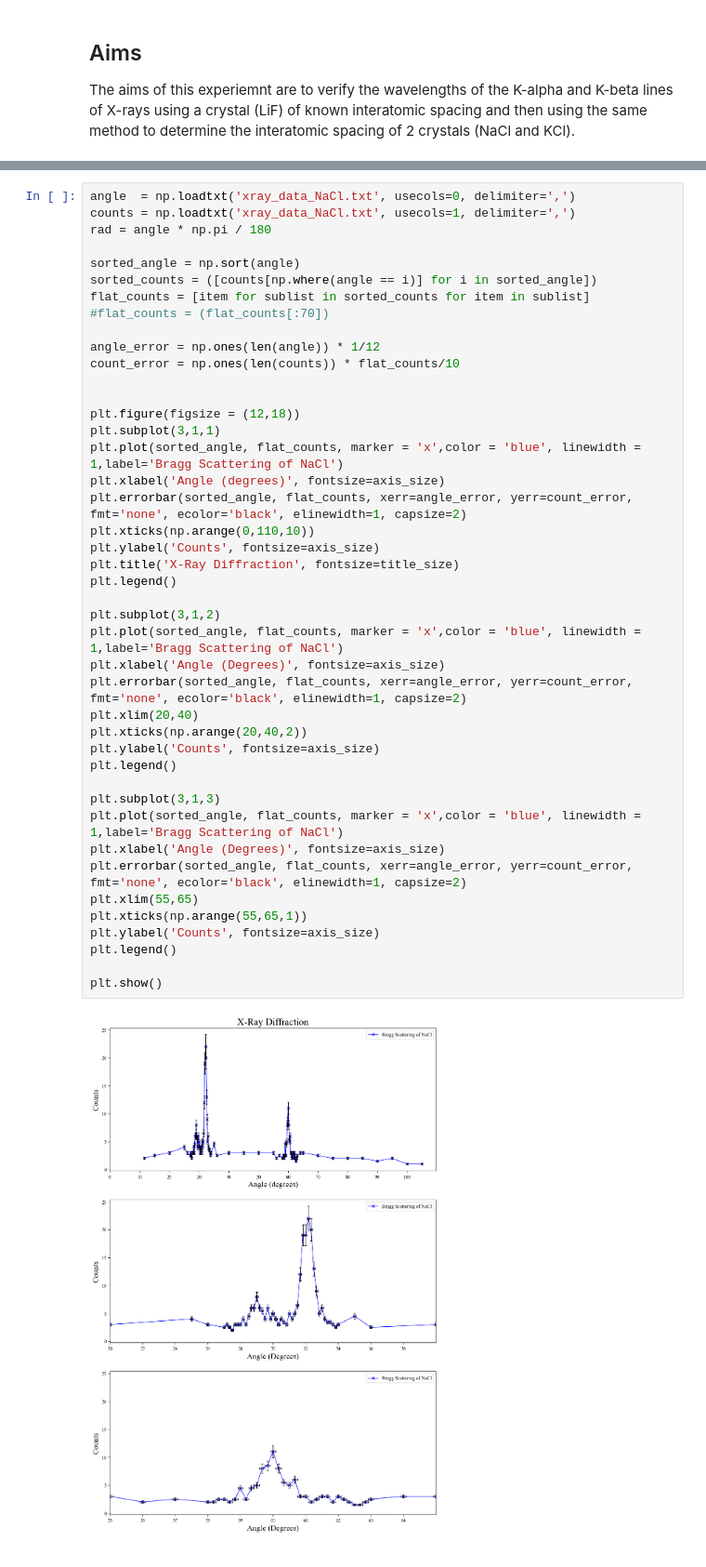
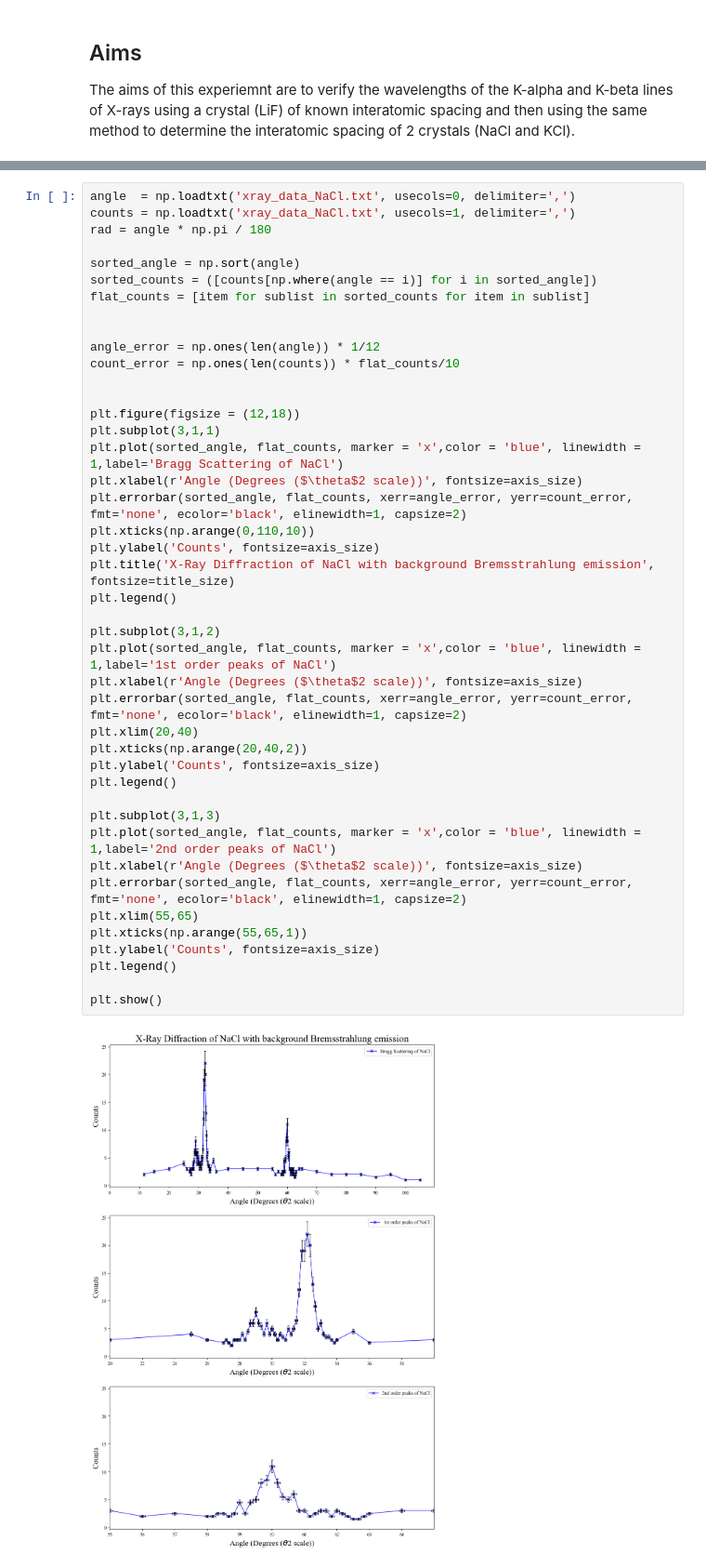
Before and after one commit to lewismcnish/Physics, a Jupyter notebook: Labs/X_ray/X_ray.ipynb, the cells around one changed output, grey strips where cells are left out. Shown at 93% size. Drawn from its saved outputs; the diff is of its cells as text.

```diff
--- a/Labs/X_ray/X_ray.ipynb
+++ b/Labs/X_ray/X_ray.ipynb
@@ -207,40 +216,40 @@ rad = angle * np.pi / 180
 sorted_angle = np.sort(angle)
 sorted_counts = ([counts[np.where(angle == i)] for i in sorted_angle])
 flat_counts = [item for sublist in sorted_counts for item in sublist]
-#flat_counts = (flat_counts[:70])
+
 
 angle_error = np.ones(len(angle)) * 1/12
 count_error = np.ones(len(counts)) * flat_counts/10
 
 
 plt.figure(figsize = (12,18))
 plt.subplot(3,1,1)
 plt.plot(sorted_angle, flat_counts, marker = 'x',color = 'blue', linewidth = 1,label='Bragg Scattering of NaCl')
-plt.xlabel('Angle (degrees)', fontsize=axis_size)
+plt.xlabel(r'Angle (Degrees ($\theta$2 scale))', fontsize=axis_size)
 plt.errorbar(sorted_angle, flat_counts, xerr=angle_error, yerr=count_error, fmt='none', ecolor='black', elinewidth=1, capsize=2)
 plt.xticks(np.arange(0,110,10))
 plt.ylabel('Counts', fontsize=axis_size)
-plt.title('X-Ray Diffraction', fontsize=title_size)
+plt.title('X-Ray Diffraction of NaCl with background Bremsstrahlung emission', fontsize=title_size)
 plt.legend()
 
 plt.subplot(3,1,2)
-plt.plot(sorted_angle, flat_counts, marker = 'x',color = 'blue', linewidth = 1,label='Bragg Scattering of NaCl')
-plt.xlabel('Angle (Degrees)', fontsize=axis_size)
+plt.plot(sorted_angle, flat_counts, marker = 'x',color = 'blue', linewidth = 1,label='1st order peaks of NaCl')
+plt.xlabel(r'Angle (Degrees ($\theta$2 scale))', fontsize=axis_size)
 plt.errorbar(sorted_angle, flat_counts, xerr=angle_error, yerr=count_error, fmt='none', ecolor='black', elinewidth=1, capsize=2)
 plt.xlim(20,40)
 plt.xticks(np.arange(20,40,2))
 plt.ylabel('Counts', fontsize=axis_size)
 plt.legend()
 
 plt.subplot(3,1,3)
-plt.plot(sorted_angle, flat_counts, marker = 'x',color = 'blue', linewidth = 1,label='Bragg Scattering of NaCl')
-plt.xlabel('Angle (Degrees)', fontsize=axis_size)
+plt.plot(sorted_angle, flat_counts, marker = 'x',color = 'blue', linewidth = 1,label='2nd order peaks of NaCl')
+plt.xlabel(r'Angle (Degrees ($\theta$2 scale))', fontsize=axis_size)
 plt.errorbar(sorted_angle, flat_counts, xerr=angle_error, yerr=count_error, fmt='none', ecolor='black', elinewidth=1, capsize=2)
 plt.xlim(55,65)
 plt.xticks(np.arange(55,65,1))
 plt.ylabel('Counts', fontsize=axis_size)
 plt.legend()
 
 plt.show()
 # %% [output]
-[figure, old version]
+[figure, new version]
```
Also changed, not shown: parts of 14 cells of this notebook.
